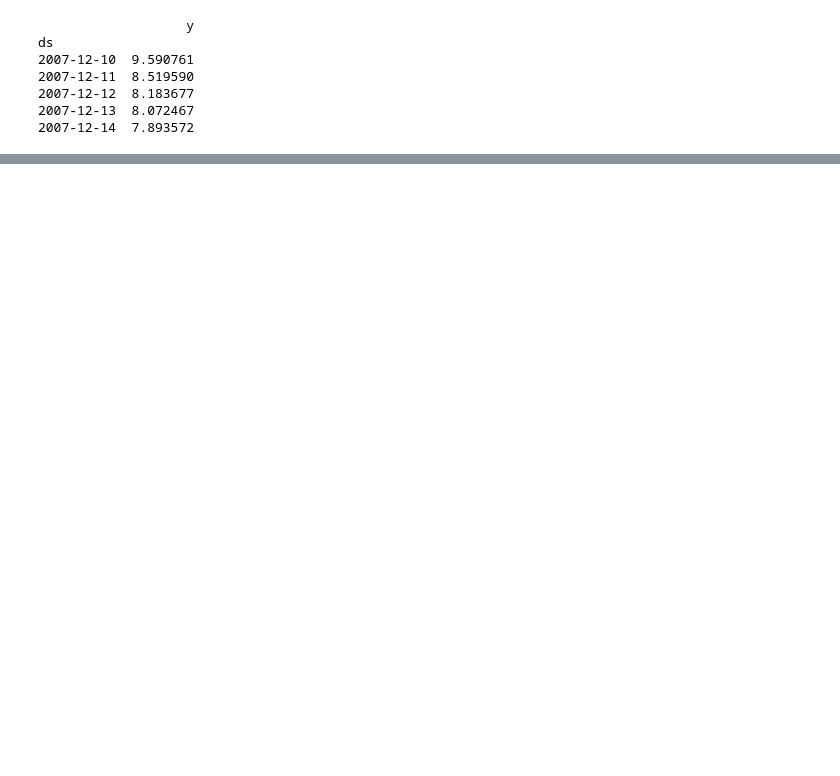
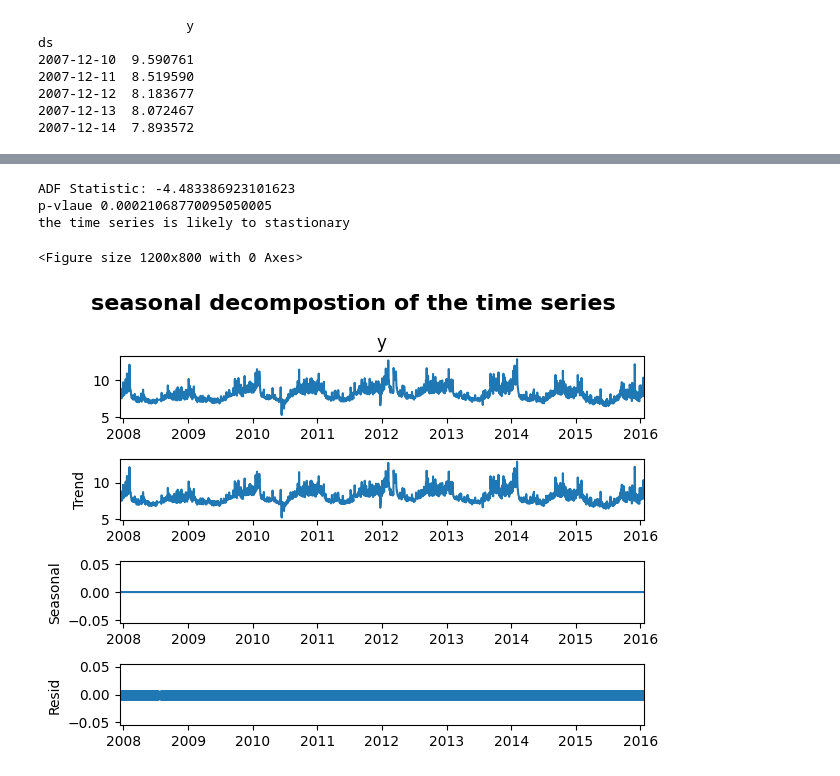
Before and after one commit to Celestial-GeekStarLord/Time-Series-Analysis-for-Stock-Market-Prediction, a Jupyter notebook: Notebook/Time_Series_Analysis.ipynb, the cells around one changed output, grey strips where cells are left out. Drawn from its saved outputs; the diff is of its cells as text; code cells hidden in the pictures; blank space fills up the shorter version.

```diff
--- a/Notebook/Time_Series_Analysis.ipynb
+++ b/Notebook/Time_Series_Analysis.ipynb
@@ -50,0 +68,27 @@ plt.show()
+# %%
+from statsmodels.tsa.stattools import adfuller
+result=adfuller(df['y'])
+print('ADF Statistic:',result[0])
+print('p-vlaue',result[1])
+
+if result[1]<0.05:
+    print("the time series is likely to stastionary")
+else:
+    print("The time series is likely non statinory.diffrence may required")
+# %% [output]
+ADF Statistic: -4.483386923101623
+p-vlaue 0.00021068770095050005
+the time series is likely to stastionary
+# %%
+from statsmodels.tsa.seasonal import seasonal_decompose
+
+#decompose the time series with enhanced visuals
+decomposition = seasonal_decompose(df['y'], model='additive' , period=1)
+plt.figure(figsize=(12,8))
+decomposition.plot()
+plt.suptitle('seasonal decompostion of the time series', fontsize=16, weight='bold')
+plt.tight_layout()
+plt.show()
+# %% [output]
+<Figure size 1200x800 with 0 Axes>
+[figure, added]
```
Also changed, not shown: parts of 4 cells of this notebook, 1 other file.
